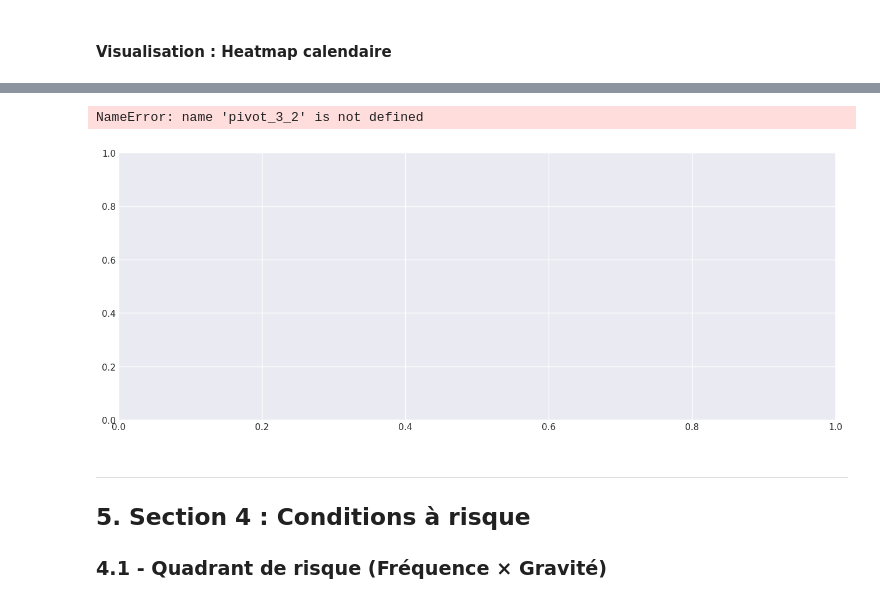
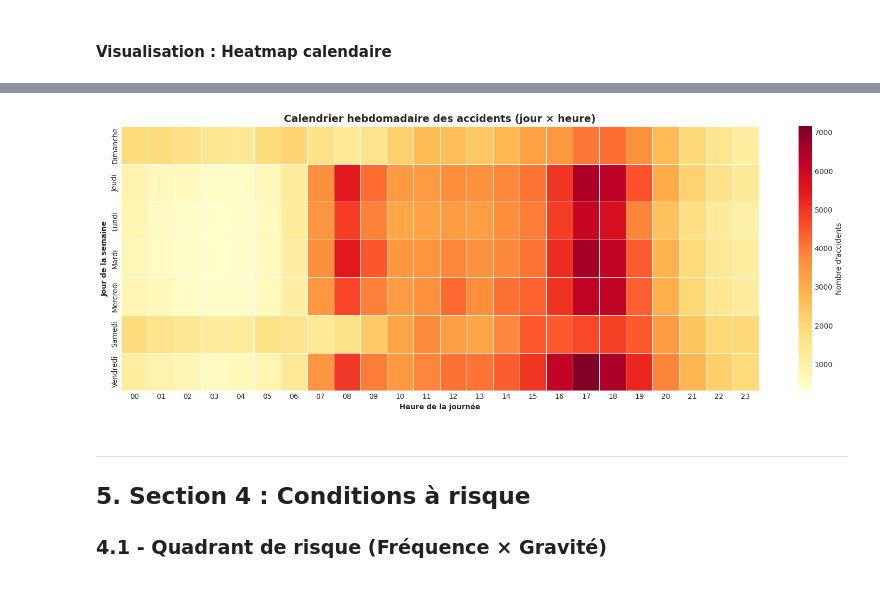
Before and after one commit to LounesAbd/Projet-1-Simplon-Data-Engineer-2025---Mighty-Mosquitoes, a Jupyter notebook: analytics/analyse_accidents_template.ipynb, the cells around one changed output, grey strips where cells are left out. Saved outputs shown, nothing was run; the diff lists cells and outputs as text; code cells hidden in the pictures.

```diff
--- a/analytics/analyse_accidents_template.ipynb
+++ b/analytics/analyse_accidents_template.ipynb
@@ -1640,3 +1638,8 @@ ORDER BY numero_jour;
 | 4 | 5 | Vendredi | Semaine | 79539 | 176785 | 4668 | 190.74 | ... |
 # %% [markdown]
 #### Visualisation : Heatmap calendaire
+# %%
+section='3'
+chapitre='9'
+df_3_9 =execute_sql_to_df(db_conf, db_conf["db_accm"], SQL_FILES_PATH/sql_file_conf["sections"][f"section_{section}"]["file"],sql_file_conf["sections"][f"section_{section}"]["name"],sql_file_conf["sections"][f"section_{section}"]["chapitres"][f"chapitre_{chapitre}"])
+df_3_9.head()
@@ -1643,21 +1670,23 @@ ORDER BY numero_jour;
 # %%
+df = df_3_9
+pivot_3_9 = df.pivot(index='nom_jour', columns='heure', values='nb_accidents')
+
 fig, ax = plt.subplots(figsize=(16, 6))
 sns.heatmap(
-    pivot_3_2,
+    pivot_3_9,
     cmap='YlOrRd',
     annot=False,
     cbar_kws={'label': 'Nombre d\'accidents'},
     linewidths=0.5,
     ax=ax
 )
 ax.set_title('Calendrier hebdomadaire des accidents (jour × heure)', fontweight='bold', fontsize=14)
 ax.set_xlabel('Heure de la journée', fontweight='bold')
 ax.set_ylabel('Jour de la semaine', fontweight='bold')
 plt.tight_layout()
 plt.show()
 # %% [output]
-NameError: name 'pivot_3_2' is not defined
-[figure, old version]
+[figure, new version]
 # %%
 metrics_counts = [
     ("nb_accidents", "Accidents"),
```
Also changed, not shown: parts of 3 cells of this notebook, 3 other files.
